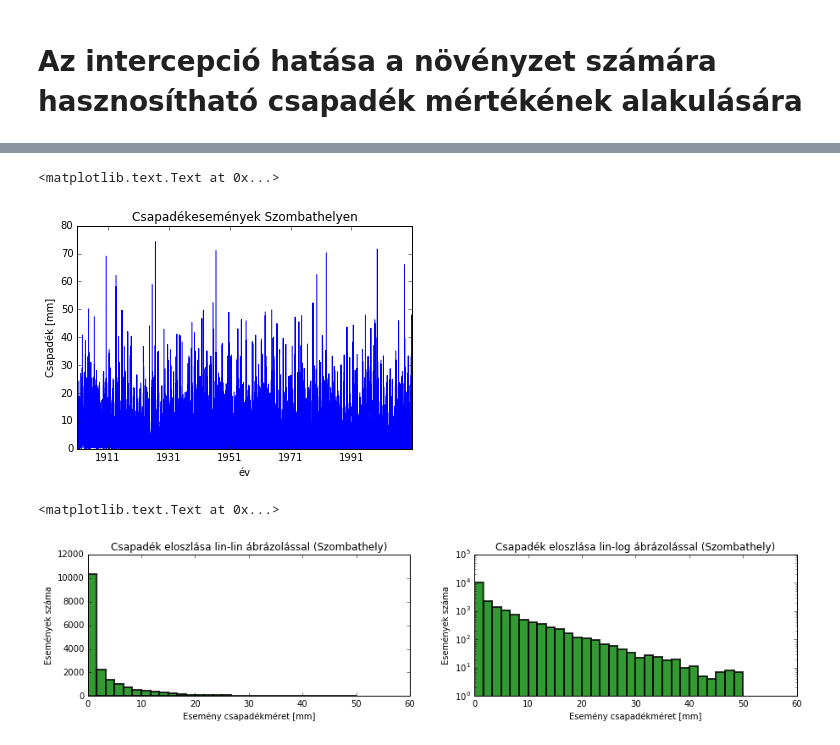
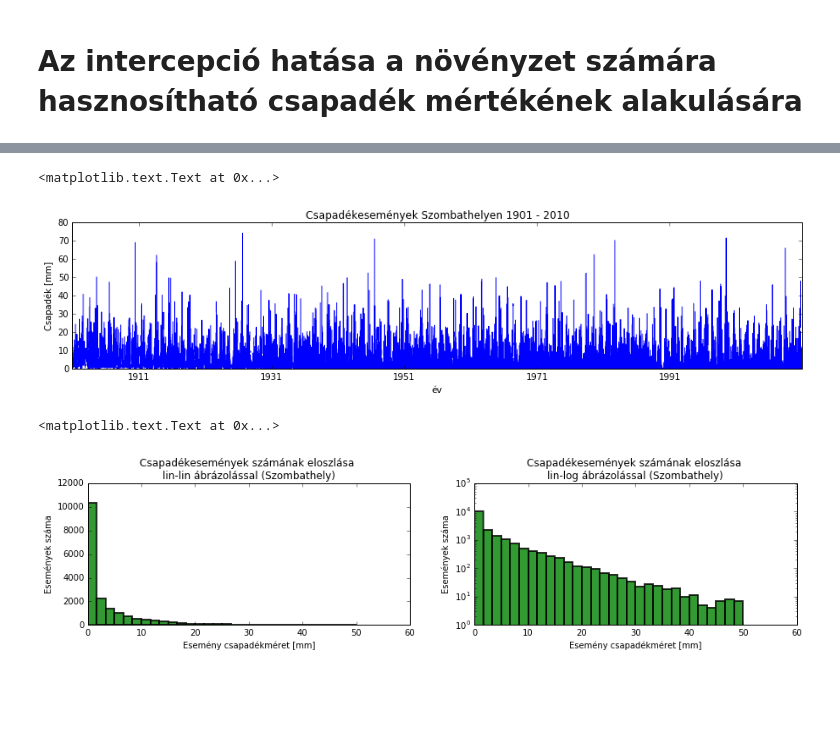
Before and after one commit to jsheperd/forest_water, a Jupyter notebook: interception.ipynb, the cells around one changed output, grey strips where cells are left out. Saved outputs shown, nothing was run; the diff lists cells and outputs as text; code cells hidden in the pictures; blank space fills up the shorter version.

```diff
--- a/interception.ipynb
+++ b/interception.ipynb
@@ -15,37 +15,40 @@ Az [Országos meteorológia Szolgálat 1901-2010 éghajalati adasorai](http://ww
 # %%
 %matplotlib inline
 import pandas as pd
 from pandas import Series, DataFrame, Panel
+import matplotlib.pyplot as plt
+import numpy as np
+
 
 dateparse = lambda x: pd.datetime.strptime(x, '%Y-%m-%d')
 szo_daily = pd.read_csv('https://raw.githubusercontent.com/jsheperd/forest_water/master/data/SZO_d.txt',
                         sep=';',
                         parse_dates=['#datum'],
                         date_parser=lambda x: pd.datetime.strptime(x, '%Y-%m-%d')
                         )
 
 szo_daily.set_index(szo_daily['#datum'])
+plt.subplots(figsize=(15, 3))
 plt.plot('#datum', 'd_rs', data=szo_daily)
 plt.ylabel(u'Csapadék [mm]')
 plt.xlabel(u'év')
-plt.title(u'Csapadékesemények Szombathelyen')
+plt.title(u'Csapadékesemények Szombathelyen 1901 - 2010')
 # %% [output]
 <matplotlib.text.Text at 0x...>
-[figure, old version]
+[figure, new version]
 # %%
 plt.subplots(figsize=(15,3))
-plt.grid()
 plt.subplot(121)
 plt.hist(x=szo_daily['d_rs'], bins=30, range=[0, 50], color='green', alpha=0.8, lw=2)
-plt.title(u'Csapadék eloszlása lin-lin ábrázolással (Szombathely)')
+plt.title(u'Csapadékesemények számának eloszlása \nlin-lin ábrázolással (Szombathely)')
 plt.ylabel(u'Események száma')
 plt.xlabel(u'Esemény csapadékméret [mm]')
 plt.subplot(122)
 plt.yscale('log')
 plt.hist(x=szo_daily['d_rs'], bins=30, range=[0, 50], color='green', alpha=0.8, lw=2)
-plt.title(u'Csapadék eloszlása lin-log ábrázolással (Szombathely)')
+plt.title(u'Csapadékesemények számának eloszlása \nlin-log ábrázolással (Szombathely)')
 plt.ylabel(u'Események száma')
 plt.xlabel(u'Esemény csapadékméret [mm]')
 # %% [output]
 <matplotlib.text.Text at 0x...>
-[figure, old version]
+[figure, new version]
```
Also changed, not shown: parts of 2 cells of this notebook.
